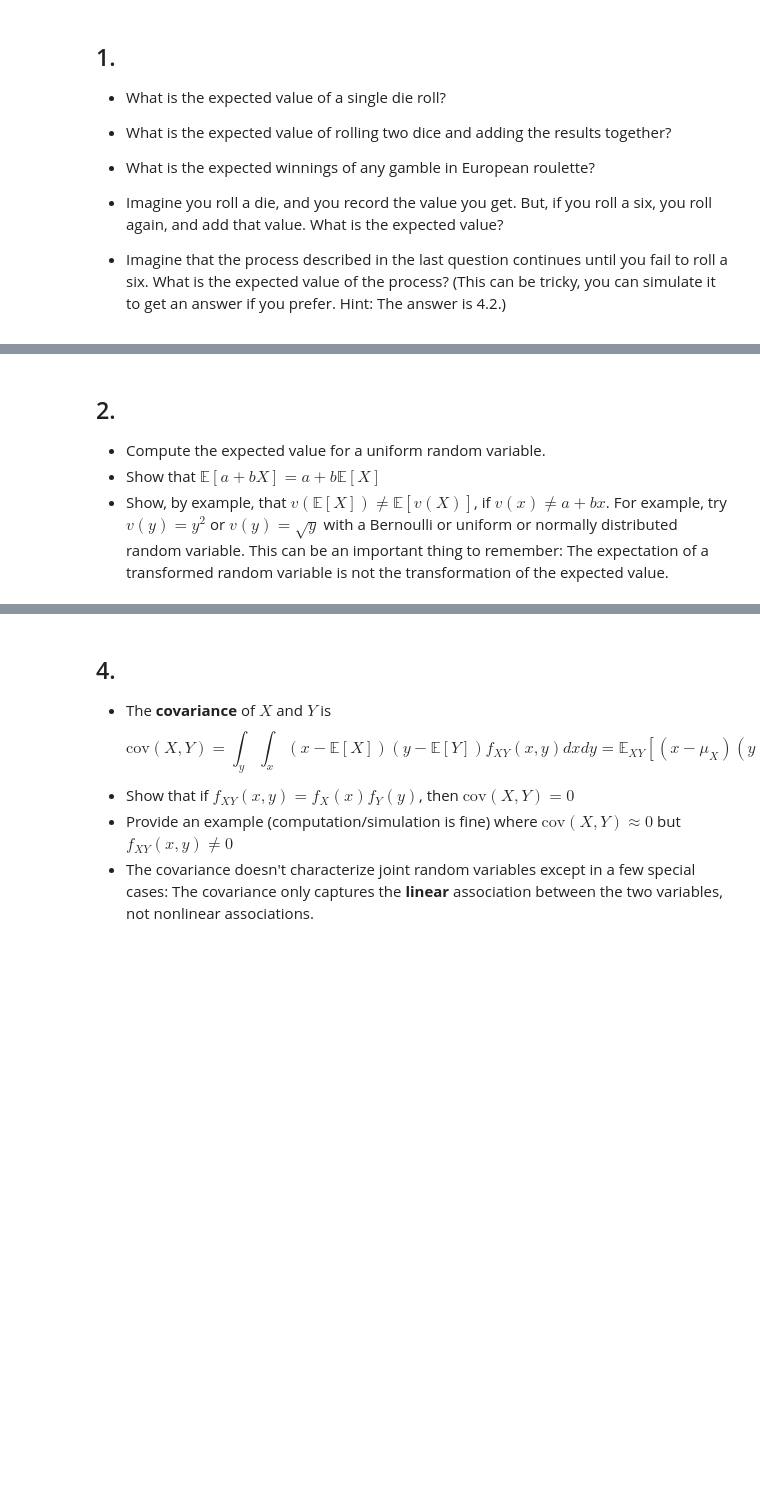
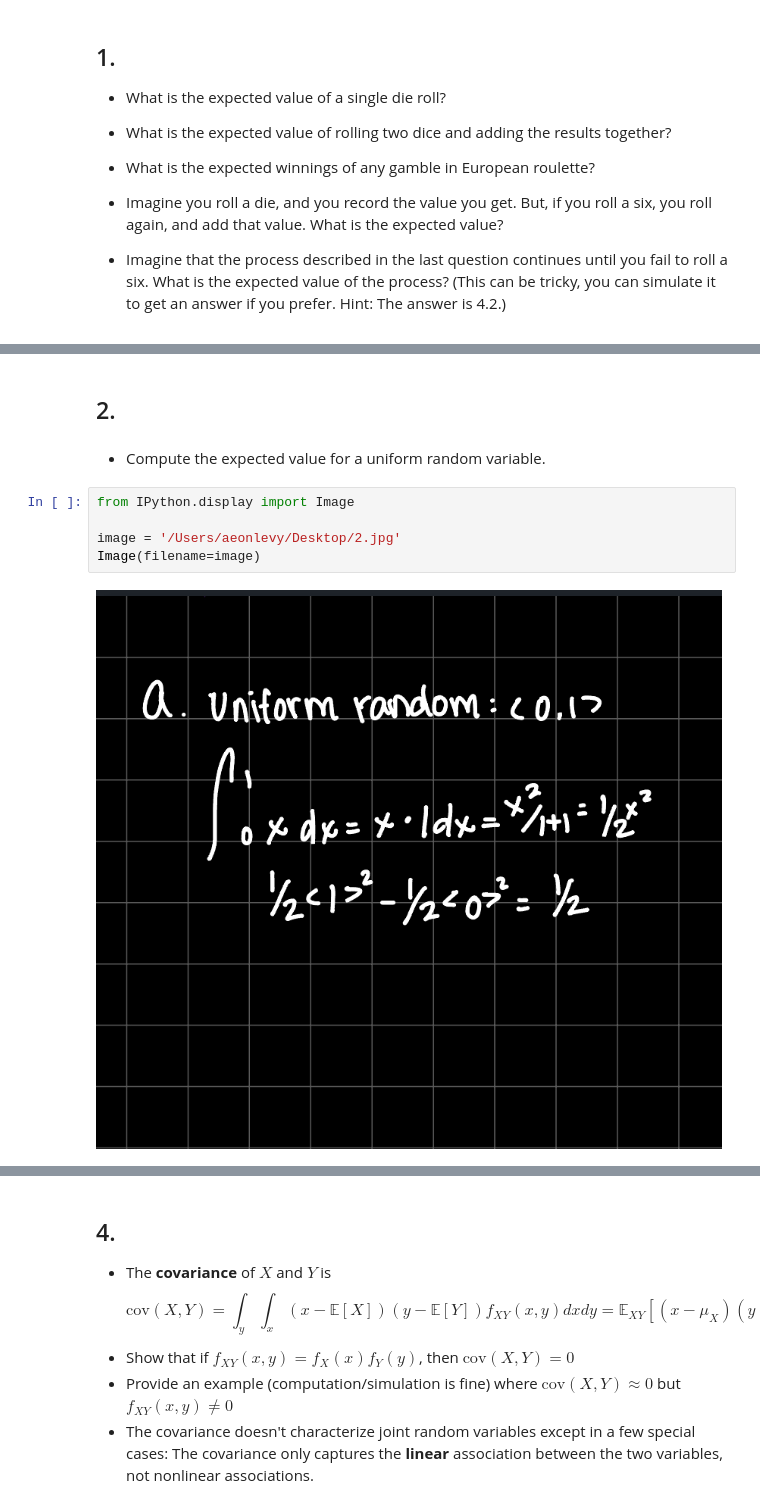
Before and after one commit to aeonlevy/Uncertainty_UVA, a Jupyter notebook: assignment_7.ipynb, the cells around one changed output, grey strips where cells are left out. Cells and saved outputs as stored; diff of their text form; blank space fills up the shorter version.

```diff
--- a/assignment_7.ipynb
+++ b/assignment_7.ipynb
@@ -21,5 +54,11 @@ d.
+# %% [markdown]
+## 2.
 # %% [markdown]
-## 2.
-- Compute the expected value for a uniform random variable.
-- Show that $\mathbb{E}[a+bX] = a + b\mathbb{E}[X]$
-- Show, by example, that $v(\mathbb{E}[X]) \neq \mathbb{E}[v(X)]$, if $v(x) \neq a+bx$. For example, try $v(y) = y^2$ or $v(y)=\sqrt{y}$ with a Bernoulli or uniform or normally distributed random variable. This can be an important thing to remember: The expectation of a transformed random variable is not the transformation of the expected value.
+ - Compute the expected value for a uniform random variable.
+# %%
+from IPython.display import Image
+
+image = '/Users/aeonlevy/Desktop/2.jpg'
+Image(filename=image)
+# %% [output]
+[figure, added]
```
Also changed, not shown: parts of 32 cells of this notebook.
